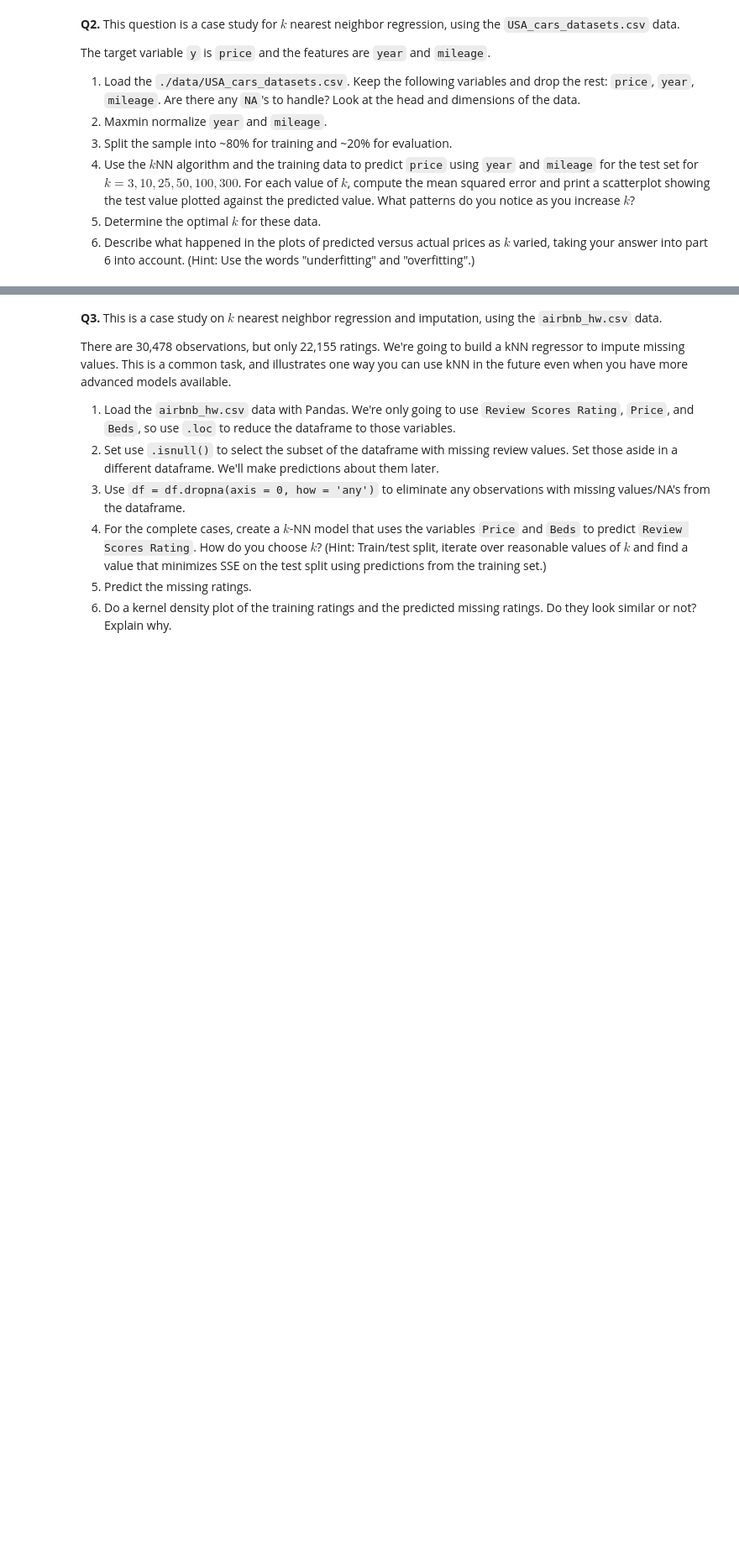
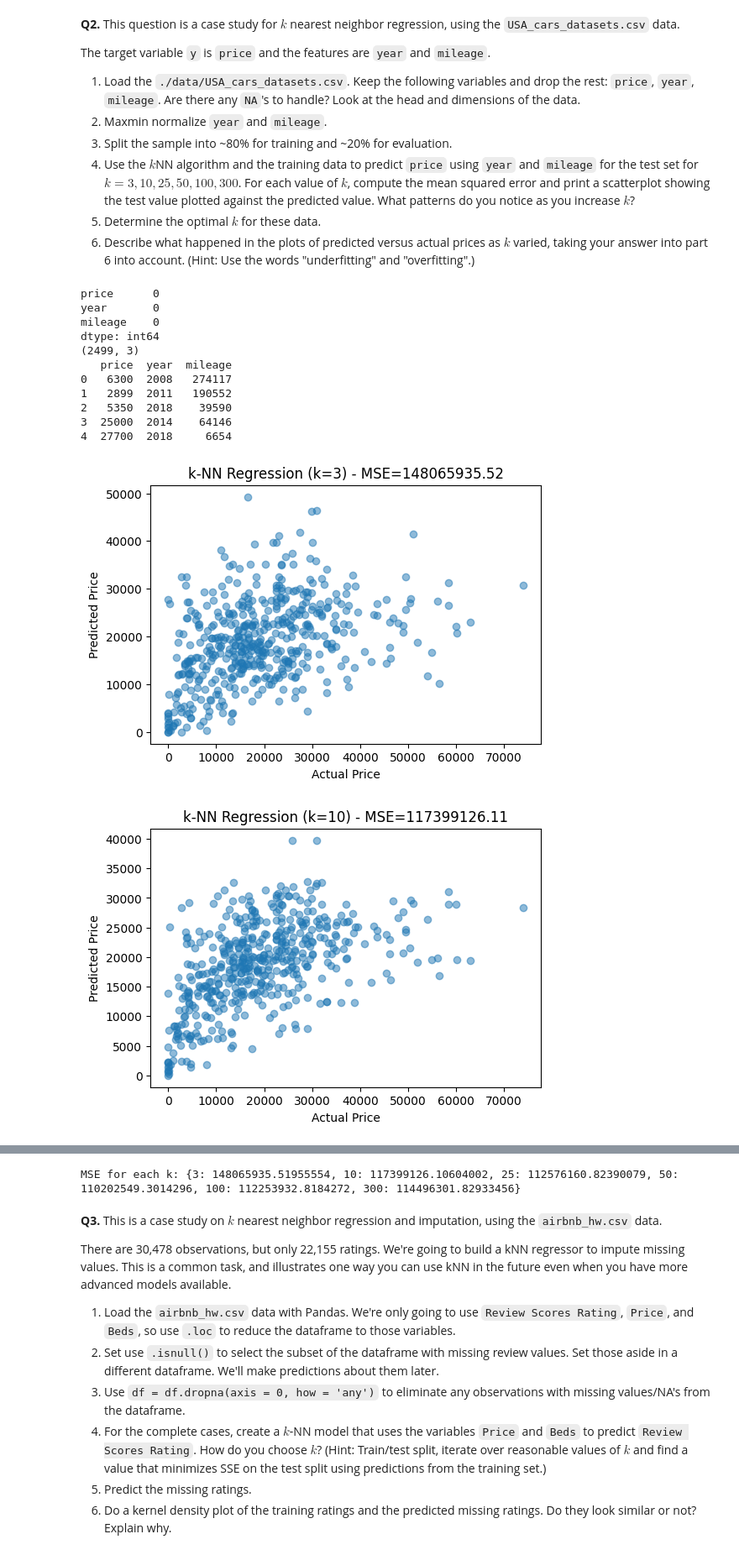
Before and after one commit to qjy9ey/knn_assignment, a Jupyter notebook: assignment_knn.ipynb, the cells around one changed output, grey strips where cells are left out. Shown: that part at 84% size. Saved outputs shown, nothing was run; the diff lists cells and outputs as text; code cells hidden in the pictures; blank space fills up the shorter version.

```diff
--- a/assignment_knn.ipynb
+++ b/assignment_knn.ipynb
@@ -32,3 +32,60 @@ The target variable `y` is `price` and the features are `year` and `mileage`.
 4. Use the $k$NN algorithm and the training data to predict `price` using `year` and `mileage` for the test set for $k=3,10,25,50,100,300$. For each value of $k$, compute the mean squared error and print a scatterplot showing the test value plotted against the predicted value. What patterns do you notice as you increase $k$?
 5. Determine the optimal $k$ for these data.
 6. Describe what happened in the plots of predicted versus actual prices as $k$ varied, taking your answer into part 6 into account. (Hint: Use the words "underfitting" and "overfitting".)
+# %%
+import pandas as pd
+
+df = pd.read_csv("USA_cars_datasets.csv")
+df = df[['price', 'year', 'mileage']]
+print(df.isna().sum())
+
+print(df.shape)
+print(df.head())
+
+df['year'] = (df['year'] - df['year'].min()) / (df['year'].max() - df['year'].min())
+df['mileage'] = (df['mileage'] - df['mileage'].min()) / (df['mileage'].max() - df['mileage'].min())
+
+from sklearn.model_selection import train_test_split
+
+X = df[['year', 'mileage']]
+y = df['price']
+
+X_train, X_test, y_train, y_test = train_test_split(X, y, test_size=0.2, random_state=42)
+
+from sklearn.neighbors import KNeighborsRegressor
+from sklearn.metrics import mean_squared_error
+import matplotlib.pyplot as plt
+
+k_values = [3, 10, 25, 50, 100, 300]
+mse_results = {}
+
+for k in k_values:
+    knn = KNeighborsRegressor(n_neighbors=k)
+    knn.fit(X_train, y_train)
+    y_pred = knn.predict(X_test)
+
+    mse = mean_squared_error(y_test, y_pred)
+    mse_results[k] = mse
+
+    plt.figure(figsize=(6,4))
+    plt.scatter(y_test, y_pred, alpha=0.5)
+    plt.xlabel("Actual Price")
+    plt.ylabel("Predicted Price")
+    plt.title(f"k-NN Regression (k={k}) - MSE={mse:.2f}")
+    plt.show()
+
+print("MSE for each k:", mse_results)
+# %% [output]
+price      0
+year       0
+mileage    0
+dtype: int64
+(2499, 3)
+   price  year  mileage
+0   6300  2008   274117
+1   2899  2011   190552
+2   5350  2018    39590
+3  25000  2014    64146
+4  27700  2018     6654
+[figure, added]
+[figure, added]
@@ -35,3 +96,4 @@ The target variable `y` is `price` and the features are `year` and `mileage`.
+MSE for each k: {3: 148065935.51955554, 10: 117399126.10604002, 25: 112576160.82390079, 50: 110202549.3014296, 100: 112253932.8184272, 300: 114496301.82933456}
 # %% [markdown]
 **Q3.** This is a case study on $k$ nearest neighbor regression and imputation, using the `airbnb_hw.csv` data.
 
```
Also changed, not shown: parts of 1 cell of this notebook.
